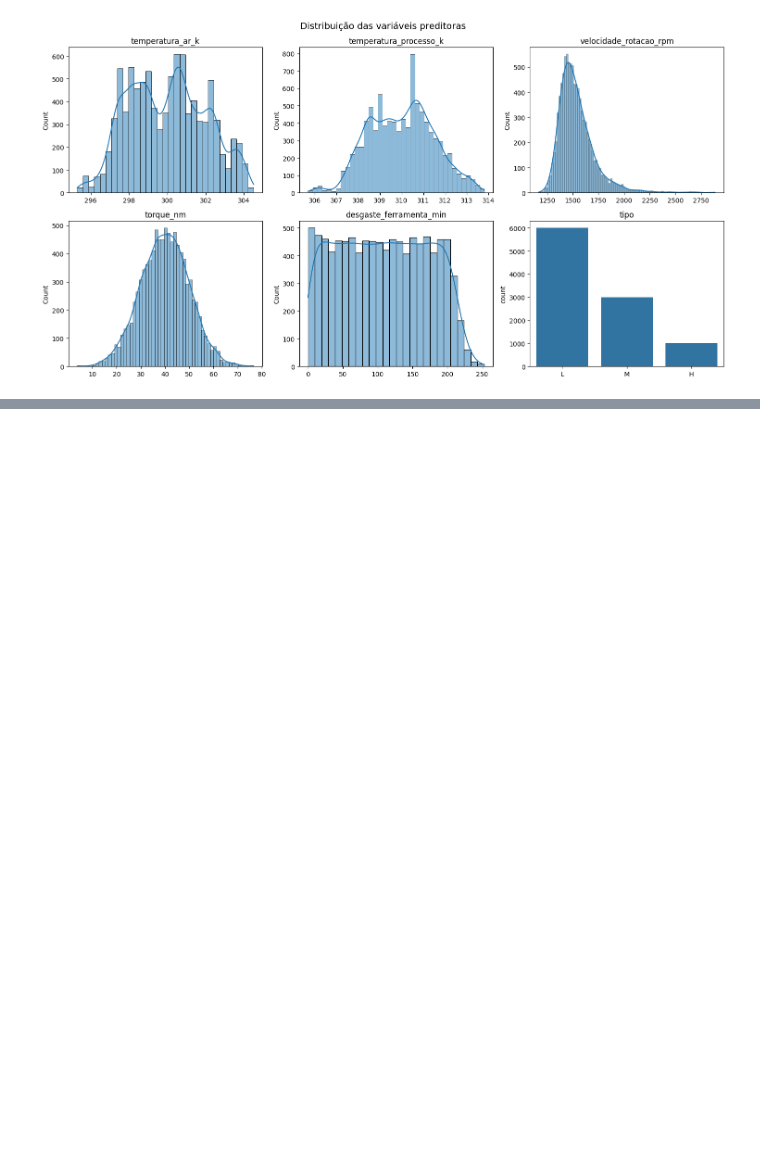
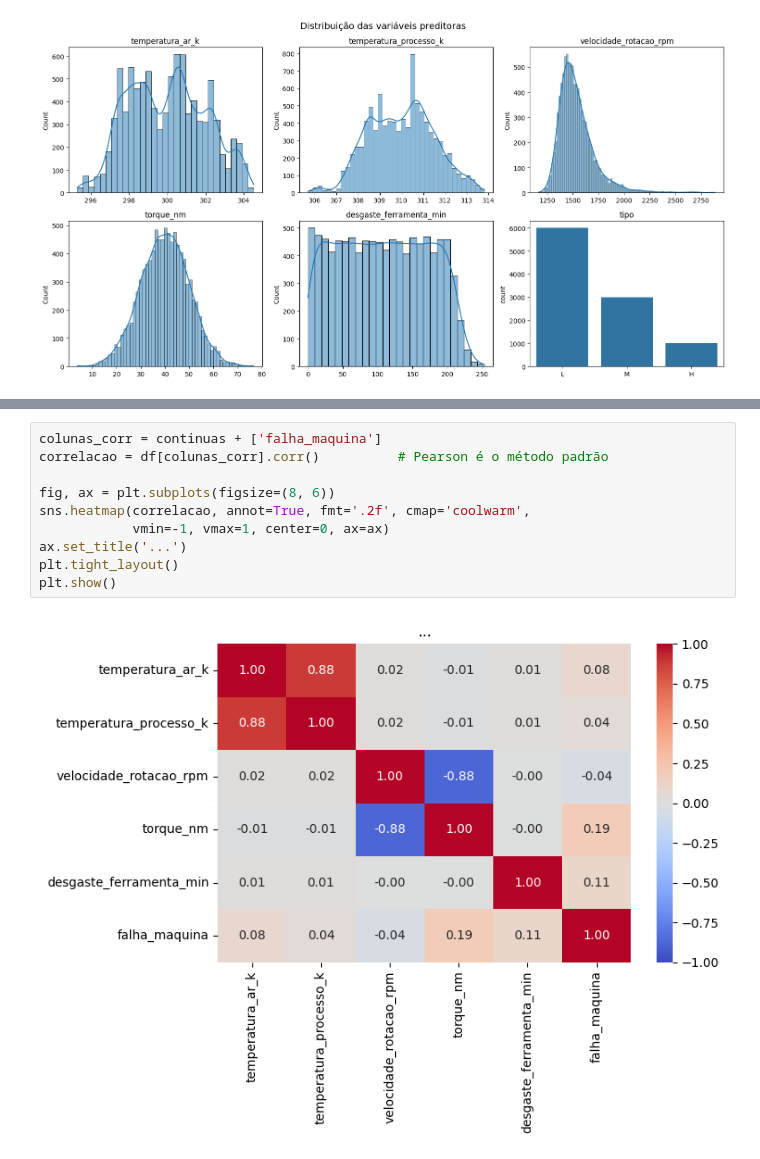
Before and after one commit to filipester/manutencao_preditiva, a Jupyter notebook: manutencao_preditiva.ipynb, the cells around one changed output, grey strips where cells are left out. Saved outputs shown, nothing was run; the diff lists cells and outputs as text; blank space fills up the shorter version.

```diff
--- a/manutencao_preditiva.ipynb
+++ b/manutencao_preditiva.ipynb
@@ -87,0 +108,12 @@ plt.show()
+# %%
+colunas_corr = continuas + ['falha_maquina']
+correlacao = df[colunas_corr].corr()          # Pearson é o método padrão
+
+fig, ax = plt.subplots(figsize=(8, 6))
+sns.heatmap(correlacao, annot=True, fmt='.2f', cmap='coolwarm',
+            vmin=-1, vmax=1, center=0, ax=ax)
+ax.set_title('...')
+plt.tight_layout()
+plt.show()
+# %% [output]
+[figure, added]
```
Also changed, not shown: parts of 1 cell of this notebook.
